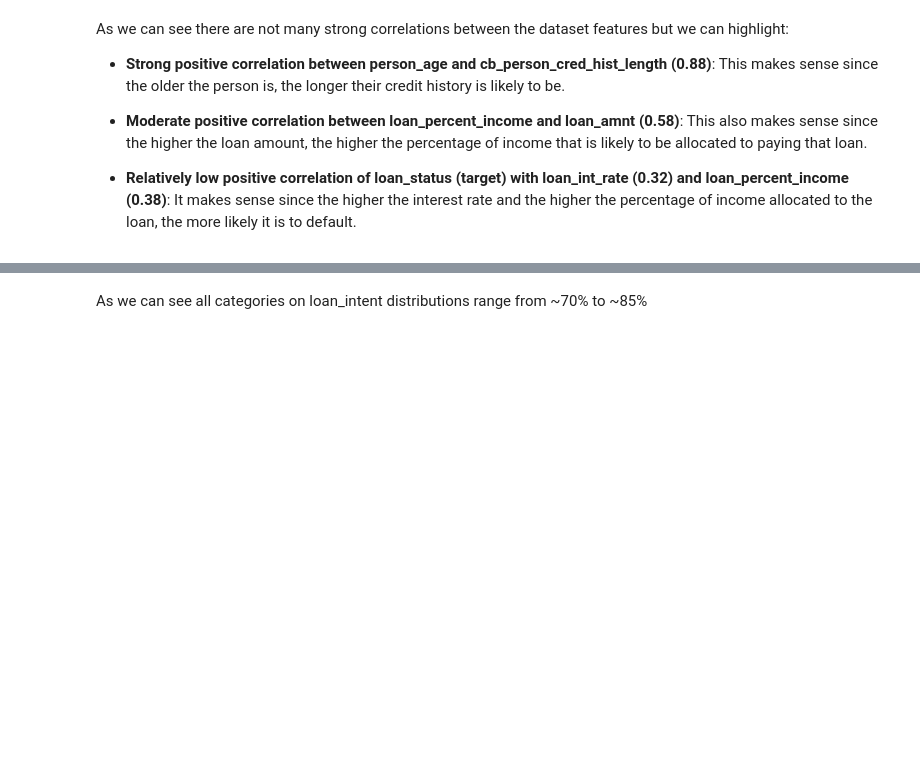
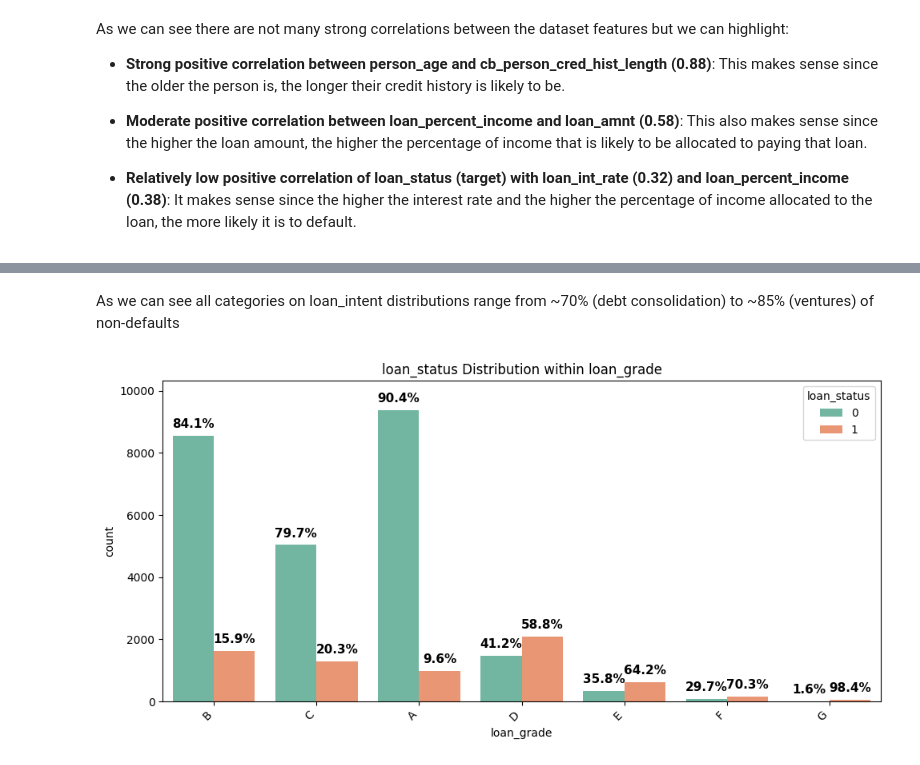
Before and after one commit to AntonioAlbaladejo/credit-risk-engine, a Jupyter notebook: notebooks/exploratory_data_analysis.ipynb, the cells around one changed output, grey strips where cells are left out. Cells and saved outputs as stored; diff of their text form; code cells hidden in the pictures; blank space fills up the shorter version.

```diff
--- a/notebooks/exploratory_data_analysis.ipynb
+++ b/notebooks/exploratory_data_analysis.ipynb
@@ -109,4 +233,6 @@ NameError: name 'ticksplt' is not defined
 # %% [markdown]
-As we can see all categories on loan_intent distributions range from ~70% to ~85%
+As we can see all categories on loan_intent distributions range from ~70% (debt consolidation) to ~85% (ventures) of non-defaults
 # %%
-As we can see all categories on loan_intent distributions range from ~70% to ~85% of non-defaults
+plot_categorical_distribution(df, categorical_cols[2], 'loan_status')
+# %% [output]
+[figure, added]
```
Also changed, not shown: parts of 35 cells of this notebook, 2 other files.
